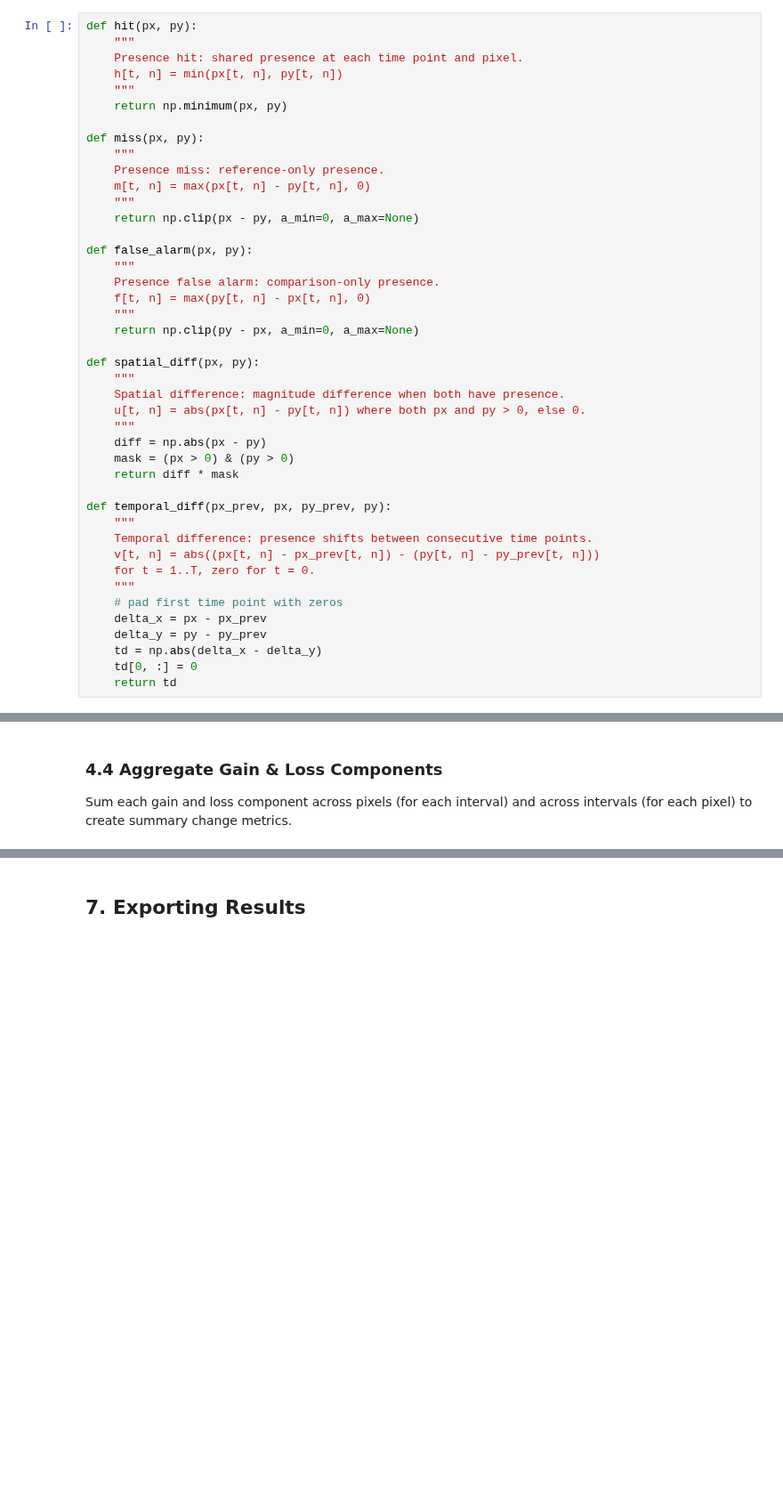
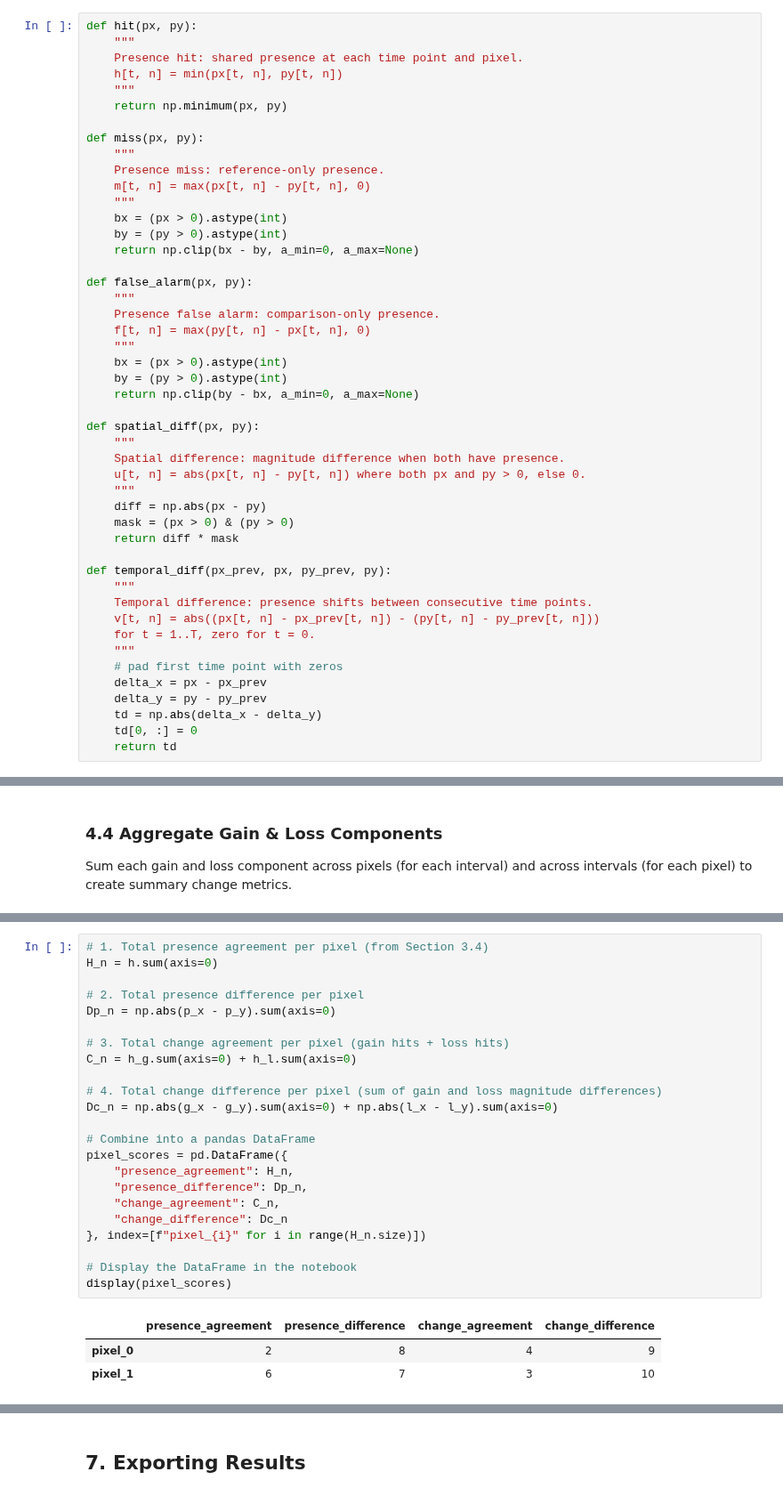
Before and after one commit to antoniovfonseca/compare-time-series, a Jupyter notebook: comparison-time-series1.ipynb, the cells around one changed output, grey strips where cells are left out. Shown at 89% size. Saved outputs shown, nothing was run; the diff lists cells and outputs as text; blank space fills up the shorter version.

```diff
--- a/comparison-time-series1.ipynb
+++ b/comparison-time-series1.ipynb
@@ -177,14 +196,18 @@ def miss(px, py):
     Presence miss: reference-only presence.
     m[t, n] = max(px[t, n] - py[t, n], 0)
     """
-    return np.clip(px - py, a_min=0, a_max=None)
+    bx = (px > 0).astype(int)
+    by = (py > 0).astype(int)
+    return np.clip(bx - by, a_min=0, a_max=None)
 
 def false_alarm(px, py):
     """
     Presence false alarm: comparison-only presence.
     f[t, n] = max(py[t, n] - px[t, n], 0)
     """
-    return np.clip(py - px, a_min=0, a_max=None)
+    bx = (px > 0).astype(int)
+    by = (py > 0).astype(int)
+    return np.clip(by - bx, a_min=0, a_max=None)
 
 def spatial_diff(px, py):
     """
@@ -557,2 +658,29 @@ Loss temporal aggregates per pixel: [2 2] [0 2] [2 0] [1 1] [1 1]
+# %%
+# 1. Total presence agreement per pixel (from Section 3.4)
+H_n = h.sum(axis=0)
+
+# 2. Total presence difference per pixel
+Dp_n = np.abs(p_x - p_y).sum(axis=0)
+
+# 3. Total change agreement per pixel (gain hits + loss hits)
+C_n = h_g.sum(axis=0) + h_l.sum(axis=0)
+
+# 4. Total change difference per pixel (sum of gain and loss magnitude differences)
+Dc_n = np.abs(g_x - g_y).sum(axis=0) + np.abs(l_x - l_y).sum(axis=0)
+
+# Combine into a pandas DataFrame
+pixel_scores = pd.DataFrame({
+    "presence_agreement": H_n,
+    "presence_difference": Dp_n,
+    "change_agreement": C_n,
+    "change_difference": Dc_n
+}, index=[f"pixel_{i}" for i in range(H_n.size)])
+
+# Display the DataFrame in the notebook
+display(pixel_scores)
+# %% [output]
+|  | presence_agreement | presence_difference | change_agreement | change_difference |
+| pixel_0 | 2 | 8 | 4 | 9 |
+| pixel_1 | 6 | 7 | 3 | 10 |
 # %% [markdown]
 ## 6. Visualization of Results <a id="visualization"></a>
```
Also changed, not shown: parts of 21 cells of this notebook, 2 other files.
